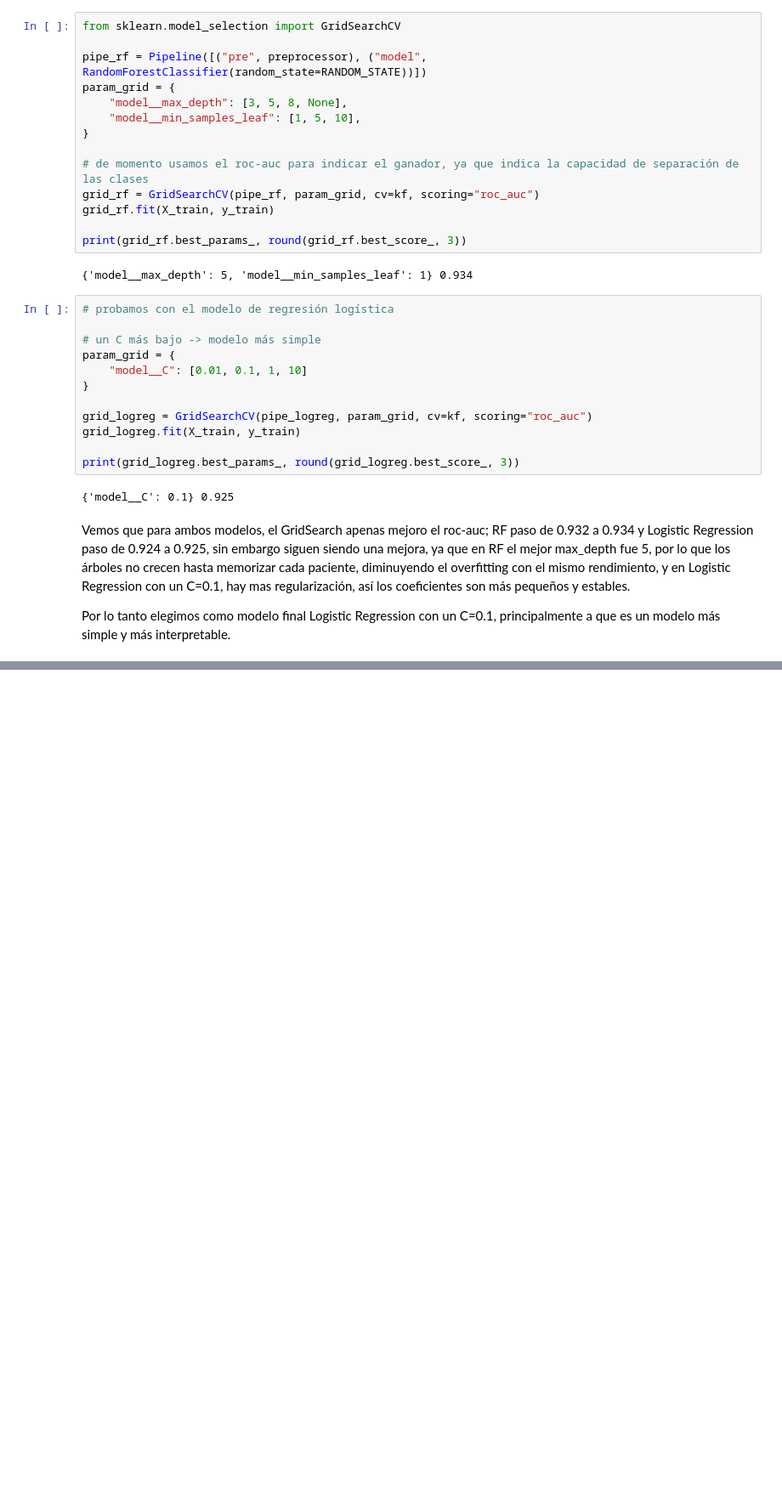
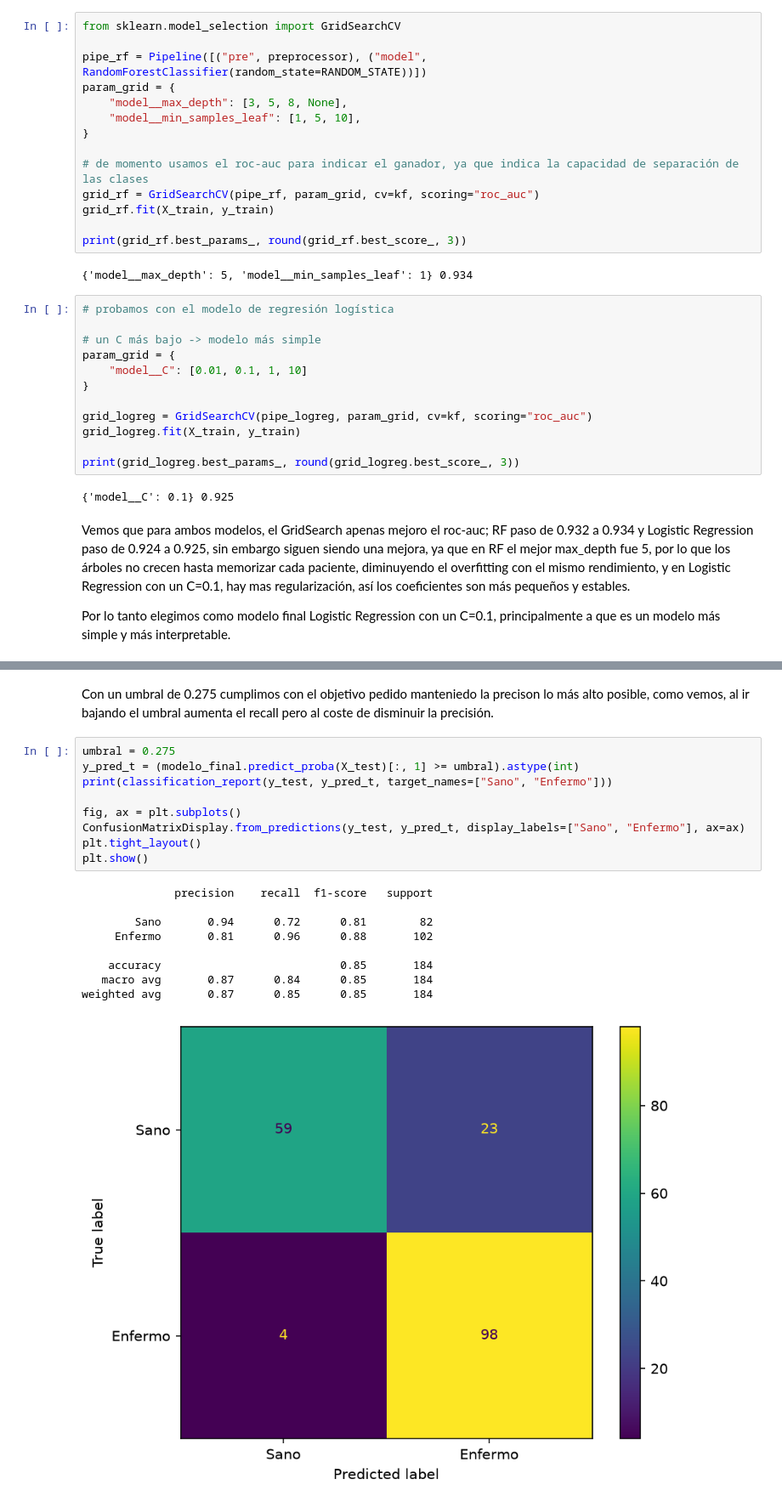
Before and after one commit to wawa1806/ML-heart-failure, a Jupyter notebook: notebooks/heart-failure.ipynb, the cells around one changed output, grey strips where cells are left out. Shown at 85% size. Drawn from its saved outputs; the diff is of its cells as text; blank space fills up the shorter version.

```diff
--- a/notebooks/heart-failure.ipynb
+++ b/notebooks/heart-failure.ipynb
@@ -619,0 +702,21 @@ Por lo tanto elegimos como modelo final Logistic Regression con un C=0.1, princi
+# %% [markdown]
+Con un umbral de 0.275 cumplimos con el objetivo pedido manteniedo la precison lo más alto posible, como vemos, al ir bajando el umbral aumenta el recall pero al coste de disminuir la precisión.
+# %%
+umbral = 0.275
+y_pred_t = (modelo_final.predict_proba(X_test)[:, 1] >= umbral).astype(int)
+print(classification_report(y_test, y_pred_t, target_names=["Sano", "Enfermo"]))
+
+fig, ax = plt.subplots()
+ConfusionMatrixDisplay.from_predictions(y_test, y_pred_t, display_labels=["Sano", "Enfermo"], ax=ax)
+plt.tight_layout()
+plt.show()
+# %% [output]
+              precision    recall  f1-score   support
+
+        Sano       0.94      0.72      0.81        82
+     Enfermo       0.81      0.96      0.88       102
+
+    accuracy                           0.85       184
+   macro avg       0.87      0.84      0.85       184
+weighted avg       0.87      0.85      0.85       184
+[figure, added]
```
Also changed, not shown: parts of 8 cells of this notebook.
